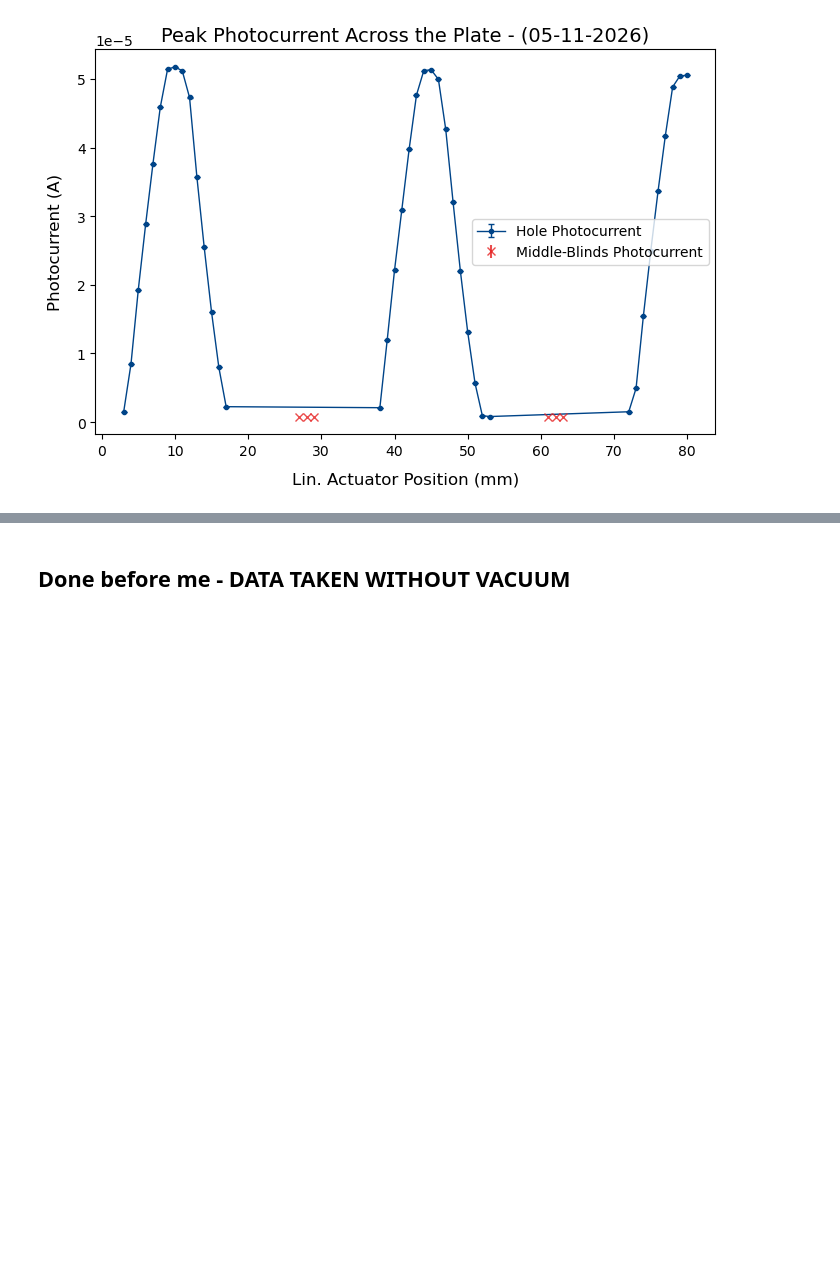
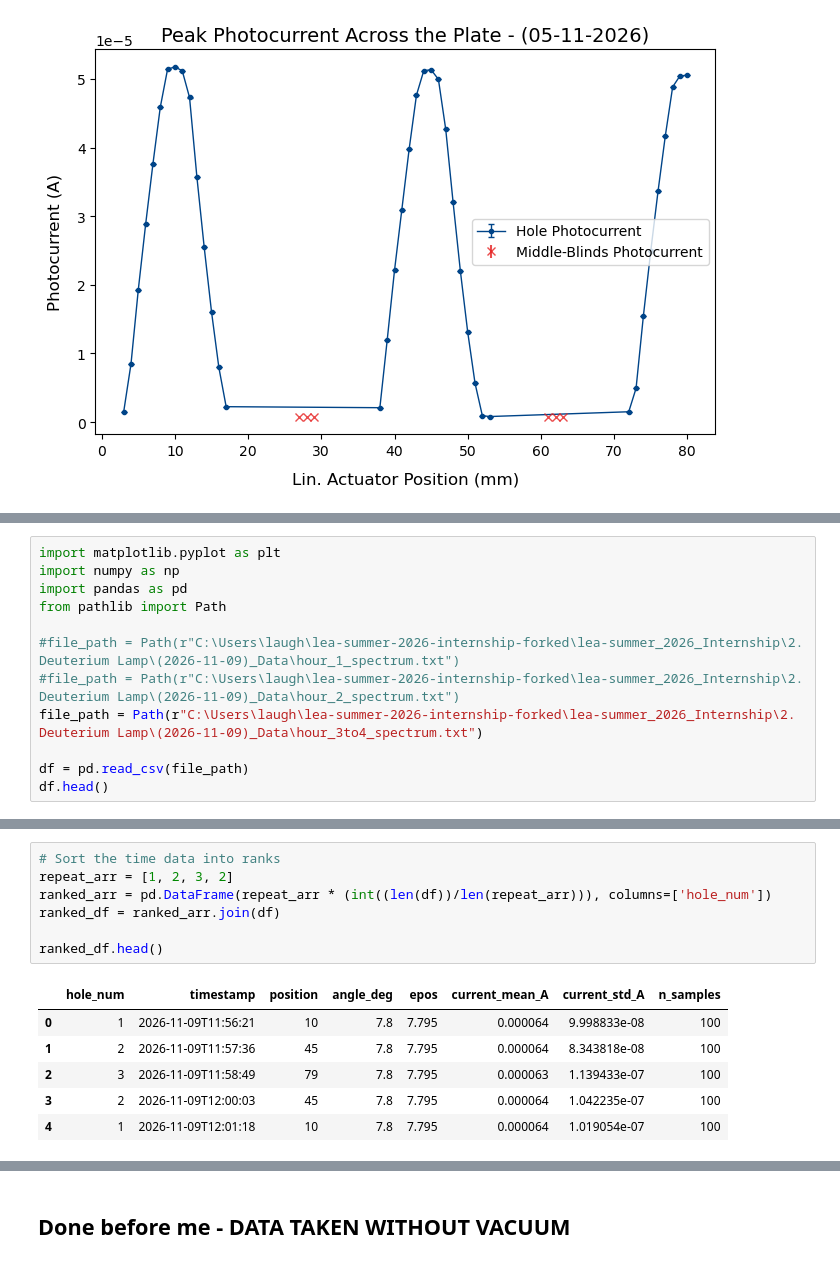
Before and after one commit to laughtonmichael2004-hue/lea-summer_2026_Internship, a Jupyter notebook: 2. Deuterium Lamp/Deuterium Lamp Analysis Code.ipynb, the cells around one changed output, grey strips where cells are left out. Cells and saved outputs as stored; diff of their text form; blank space fills up the shorter version.

```diff
--- a/2. Deuterium Lamp/Deuterium Lamp Analysis Code.ipynb
+++ b/2. Deuterium Lamp/Deuterium Lamp Analysis Code.ipynb
@@ -218,0 +224,12 @@ plt.show()
+# %%
+import matplotlib.pyplot as plt
+import numpy as np
+import pandas as pd
+from pathlib import Path
+
+#file_path = Path(r"C:\Users\laugh\lea-summer-2026-internship-forked\lea-summer_2026_Internship\2. Deuterium Lamp\(2026-11-09)_Data\hour_1_spectrum.txt")
+#file_path = Path(r"C:\Users\laugh\lea-summer-2026-internship-forked\lea-summer_2026_Internship\2. Deuterium Lamp\(2026-11-09)_Data\hour_2_spectrum.txt")
+file_path = Path(r"C:\Users\laugh\lea-summer-2026-internship-forked\lea-summer_2026_Internship\2. Deuterium Lamp\(2026-11-09)_Data\hour_3to4_spectrum.txt")
+
+df = pd.read_csv(file_path)
+df.head()
@@ -218,0 +243,14 @@ plt.show()
+# %%
+# Sort the time data into ranks
+repeat_arr = [1, 2, 3, 2]
+ranked_arr = pd.DataFrame(repeat_arr * (int((len(df))/len(repeat_arr))), columns=['hole_num'])
+ranked_df = ranked_arr.join(df)
+
+ranked_df.head()
+# %% [output]
+|  | hole_num | timestamp | position | angle_deg | epos | current_mean_A | current_std_A | n_samples |
+| 0 | 1 | 2026-11-09T11:56:21 | 10 | 7.8 | 7.795 | 0.000064 | 9.998833e-08 | 100 |
+| 1 | 2 | 2026-11-09T11:57:36 | 45 | 7.8 | 7.795 | 0.000064 | 8.343818e-08 | 100 |
+| 2 | 3 | 2026-11-09T11:58:49 | 79 | 7.8 | 7.795 | 0.000063 | 1.139433e-07 | 100 |
+| 3 | 2 | 2026-11-09T12:00:03 | 45 | 7.8 | 7.795 | 0.000064 | 1.042235e-07 | 100 |
+| 4 | 1 | 2026-11-09T12:01:18 | 10 | 7.8 | 7.795 | 0.000064 | 1.019054e-07 | 100 |
```
Also changed, not shown: parts of 5 cells of this notebook, 38 other files.
